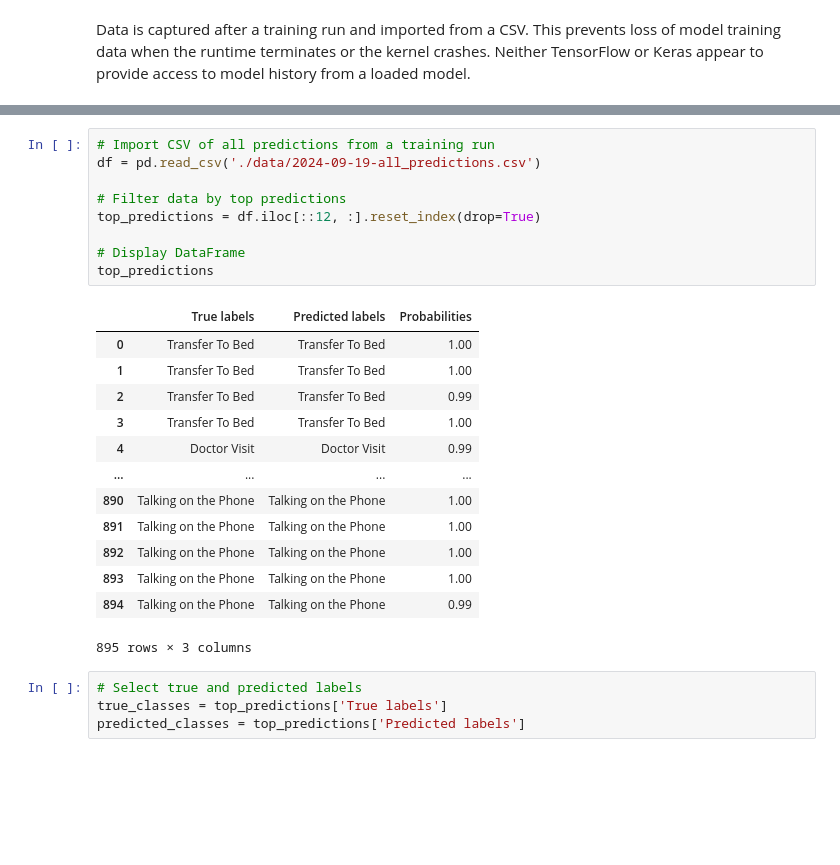
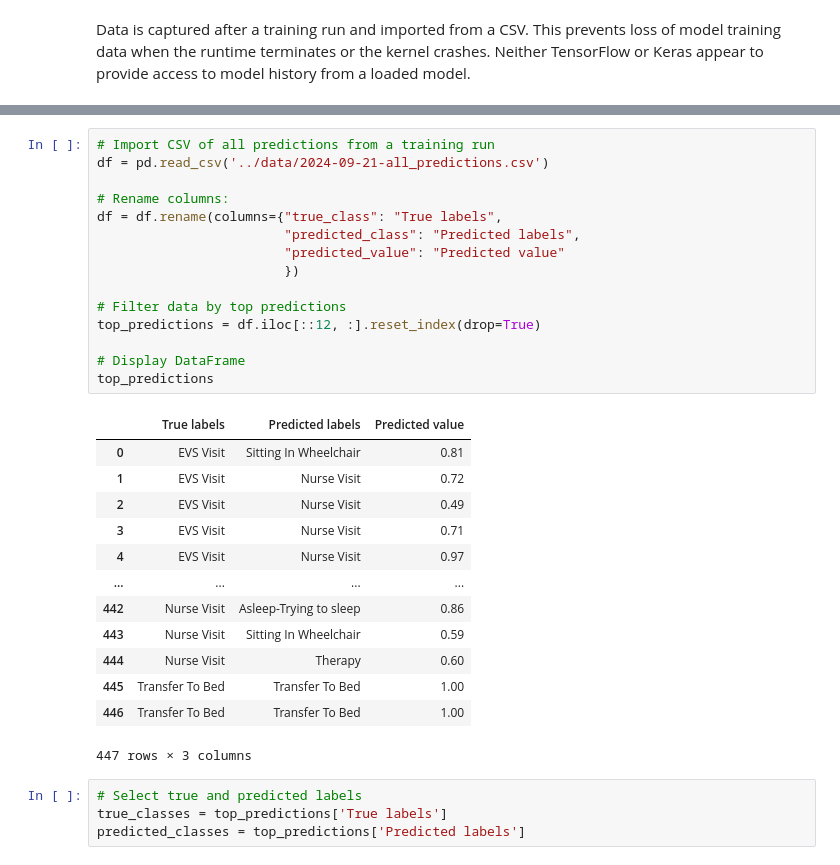
Before and after one commit to AI-For-Wearables-PAM/activity-recog, a Jupyter notebook: notebooks/confusion-matrix.ipynb, the cells around one changed output, grey strips where cells are left out. Drawn from its saved outputs; the diff is of its cells as text; blank space fills up the shorter version.

```diff
--- a/notebooks/confusion-matrix.ipynb
+++ b/notebooks/confusion-matrix.ipynb
@@ -9,26 +29,32 @@ Data is captured after a training run and imported from a CSV. This prevents los
 # %%
 # Import CSV of all predictions from a training run
-df = pd.read_csv('./data/2024-09-19-all_predictions.csv')
+df = pd.read_csv('../data/2024-09-21-all_predictions.csv')
+
+# Rename columns:
+df = df.rename(columns={"true_class": "True labels",
+                        "predicted_class": "Predicted labels",
+                        "predicted_value": "Predicted value"
+                        })
 
 # Filter data by top predictions
 top_predictions = df.iloc[::12, :].reset_index(drop=True)
 
 # Display DataFrame
 top_predictions
 # %% [output]
-|  | True labels | Predicted labels | Probabilities |
-| 0 | Transfer To Bed | Transfer To Bed | 1.00 |
-| 1 | Transfer To Bed | Transfer To Bed | 1.00 |
-| 2 | Transfer To Bed | Transfer To Bed | 0.99 |
-| 3 | Transfer To Bed | Transfer To Bed | 1.00 |
-| 4 | Doctor Visit | Doctor Visit | 0.99 |
+|  | True labels | Predicted labels | Predicted value |
+| 0 | EVS Visit | Sitting In Wheelchair | 0.81 |
+| 1 | EVS Visit | Nurse Visit | 0.72 |
+| 2 | EVS Visit | Nurse Visit | 0.49 |
+| 3 | EVS Visit | Nurse Visit | 0.71 |
+| 4 | EVS Visit | Nurse Visit | 0.97 |
 | ... | ... | ... | ... |
-| 890 | Talking on the Phone | Talking on the Phone | 1.00 |
-| 891 | Talking on the Phone | Talking on the Phone | 1.00 |
-| 892 | Talking on the Phone | Talking on the Phone | 1.00 |
-| 893 | Talking on the Phone | Talking on the Phone | 1.00 |
-| 894 | Talking on the Phone | Talking on the Phone | 0.99 |
+| 442 | Nurse Visit | Asleep-Trying to sleep | 0.86 |
+| 443 | Nurse Visit | Sitting In Wheelchair | 0.59 |
+| 444 | Nurse Visit | Therapy | 0.60 |
+| 445 | Transfer To Bed | Transfer To Bed | 1.00 |
+| 446 | Transfer To Bed | Transfer To Bed | 1.00 |
-895 rows × 3 columns
+447 rows × 3 columns
 # %%
 # Select true and predicted labels
 true_classes = top_predictions['True labels']
```
Also changed, not shown: parts of 4 cells of this notebook, 22 other files.
